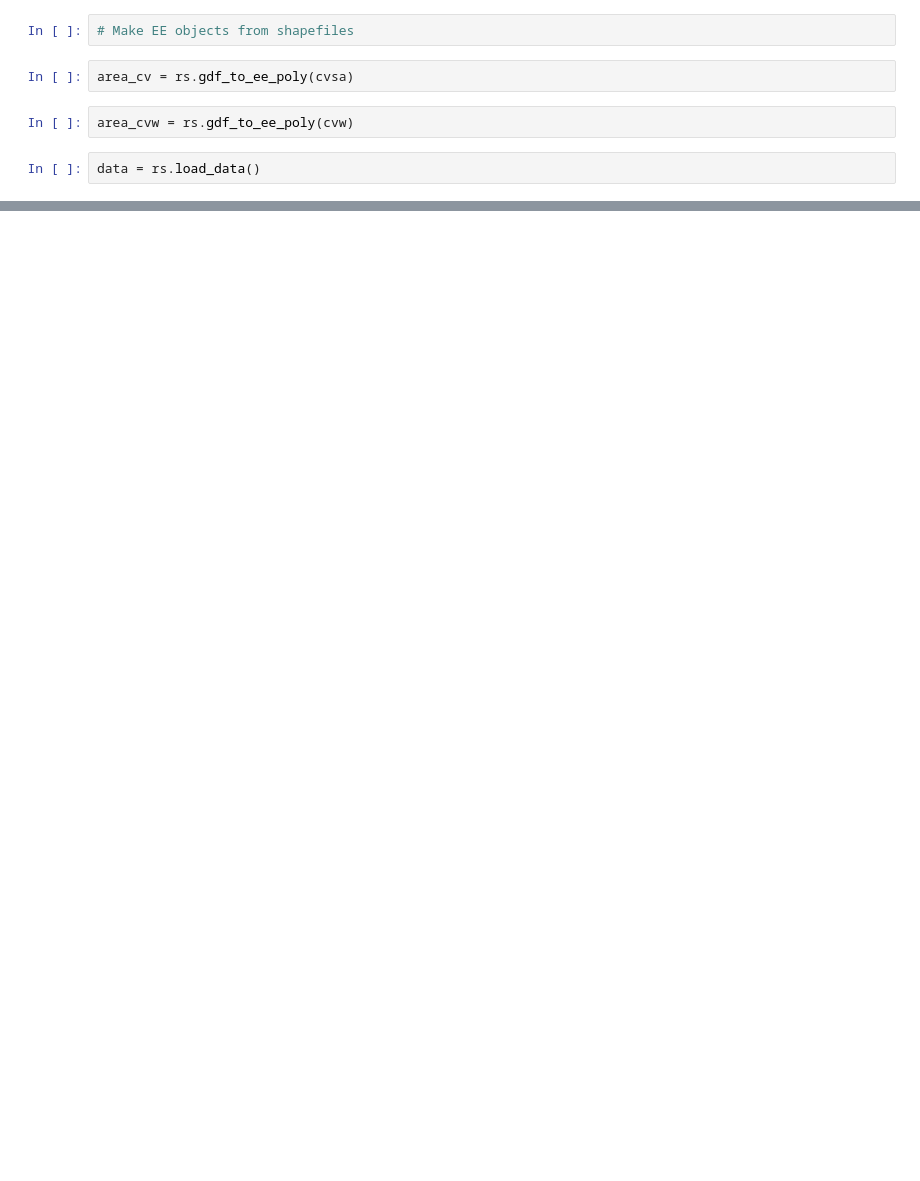
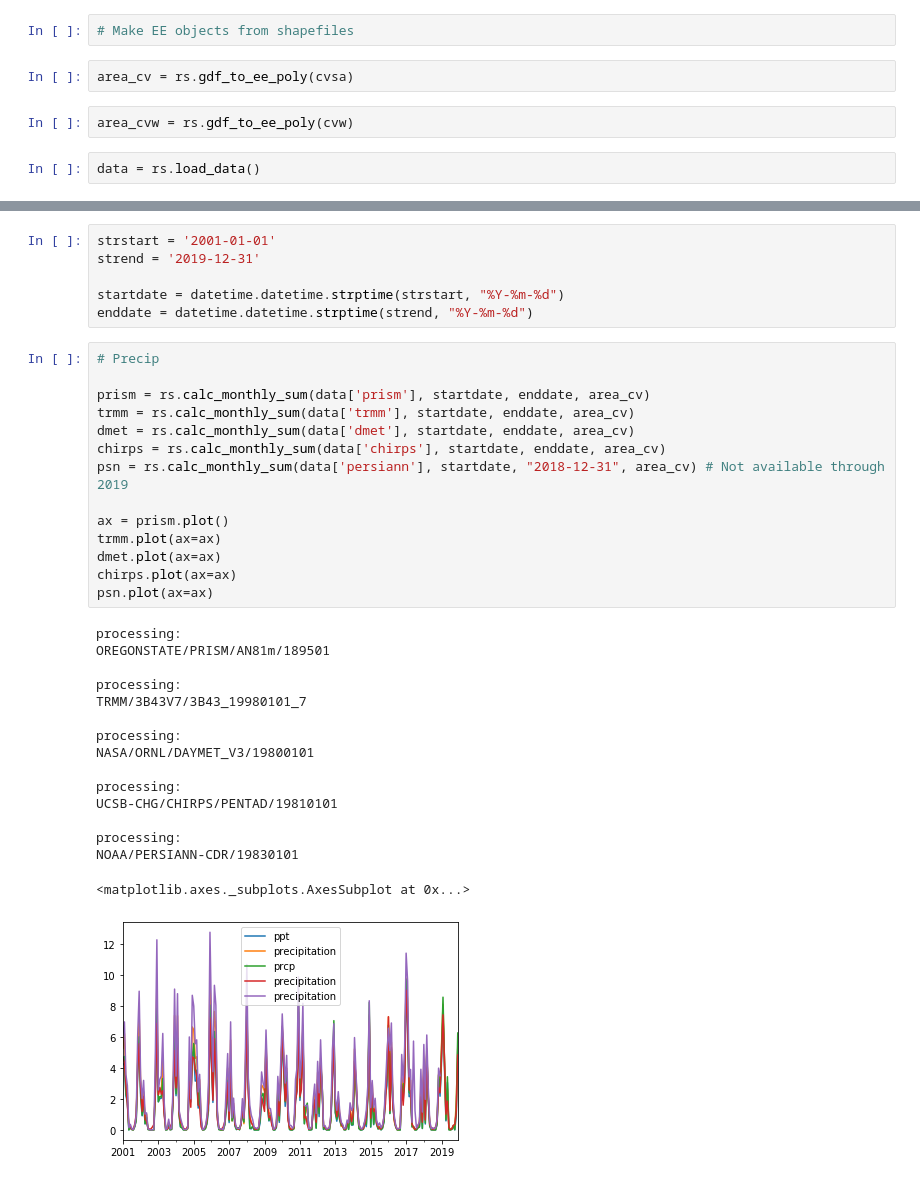
Before and after one commit to kashingtonDC/HyDRA, a Jupyter notebook: code/02_P_R_SM_SWE.ipynb, the cells around one changed output, grey strips where cells are left out. Drawn from its saved outputs; the diff is of its cells as text; blank space fills up the shorter version.

```diff
--- a/code/02_P_R_SM_SWE.ipynb
+++ b/code/02_P_R_SM_SWE.ipynb
@@ -1246,0 +45,37 @@ plt.show()
+# %%
+strstart = '2001-01-01'
+strend = '2019-12-31'
+
+startdate = datetime.datetime.strptime(strstart, "%Y-%m-%d")
+enddate = datetime.datetime.strptime(strend, "%Y-%m-%d")
+# %%
+# Precip
+
+prism = rs.calc_monthly_sum(data['prism'], startdate, enddate, area_cv)
+trmm = rs.calc_monthly_sum(data['trmm'], startdate, enddate, area_cv)
+dmet = rs.calc_monthly_sum(data['dmet'], startdate, enddate, area_cv)
+chirps = rs.calc_monthly_sum(data['chirps'], startdate, enddate, area_cv)
+psn = rs.calc_monthly_sum(data['persiann'], startdate, "2018-12-31", area_cv) # Not available through 2019
+
+ax = prism.plot()
+trmm.plot(ax=ax)
+dmet.plot(ax=ax)
+chirps.plot(ax=ax)
+psn.plot(ax=ax)
+# %% [output]
+processing:
+OREGONSTATE/PRISM/AN81m/189501
+
+processing:
+TRMM/3B43V7/3B43_19980101_7
+
+processing:
+NASA/ORNL/DAYMET_V3/19800101
+
+processing:
+UCSB-CHG/CHIRPS/PENTAD/19810101
+
+processing:
+NOAA/PERSIANN-CDR/19830101
+<matplotlib.axes._subplots.AxesSubplot at 0x...>
+[figure, added]
```
Also changed, not shown: parts of 110 cells of this notebook.
